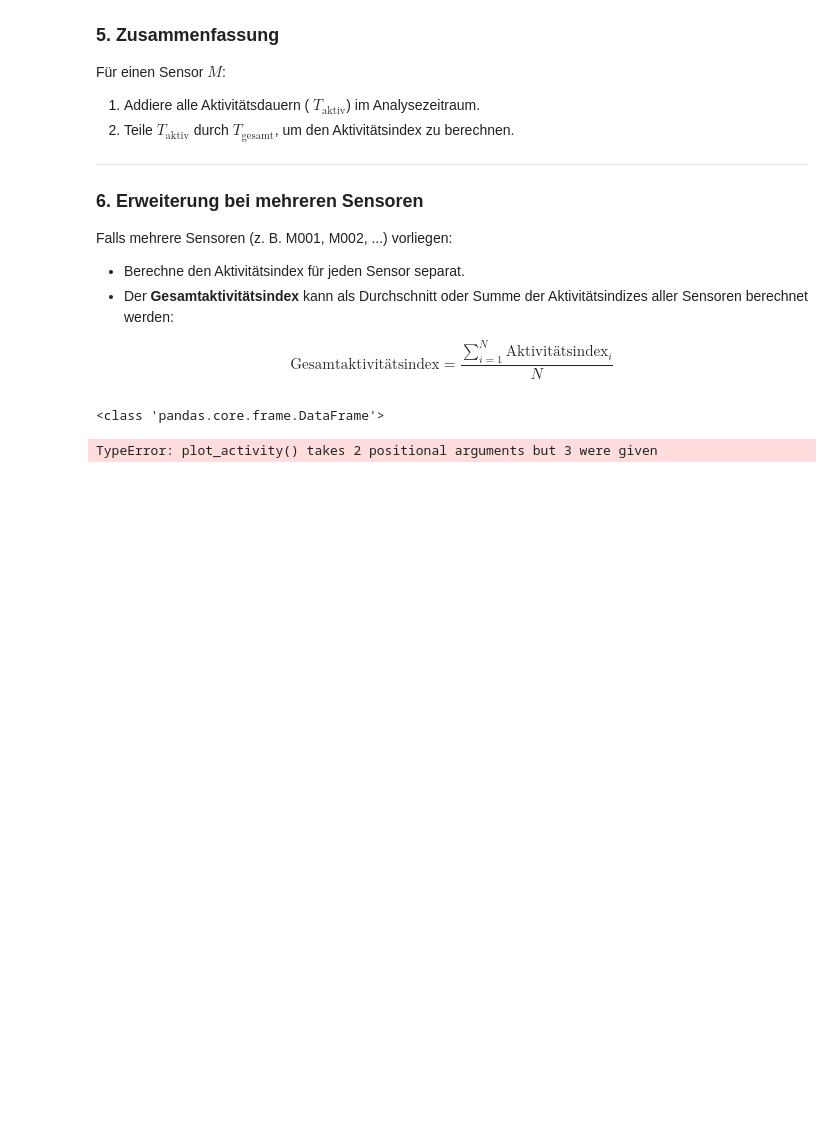
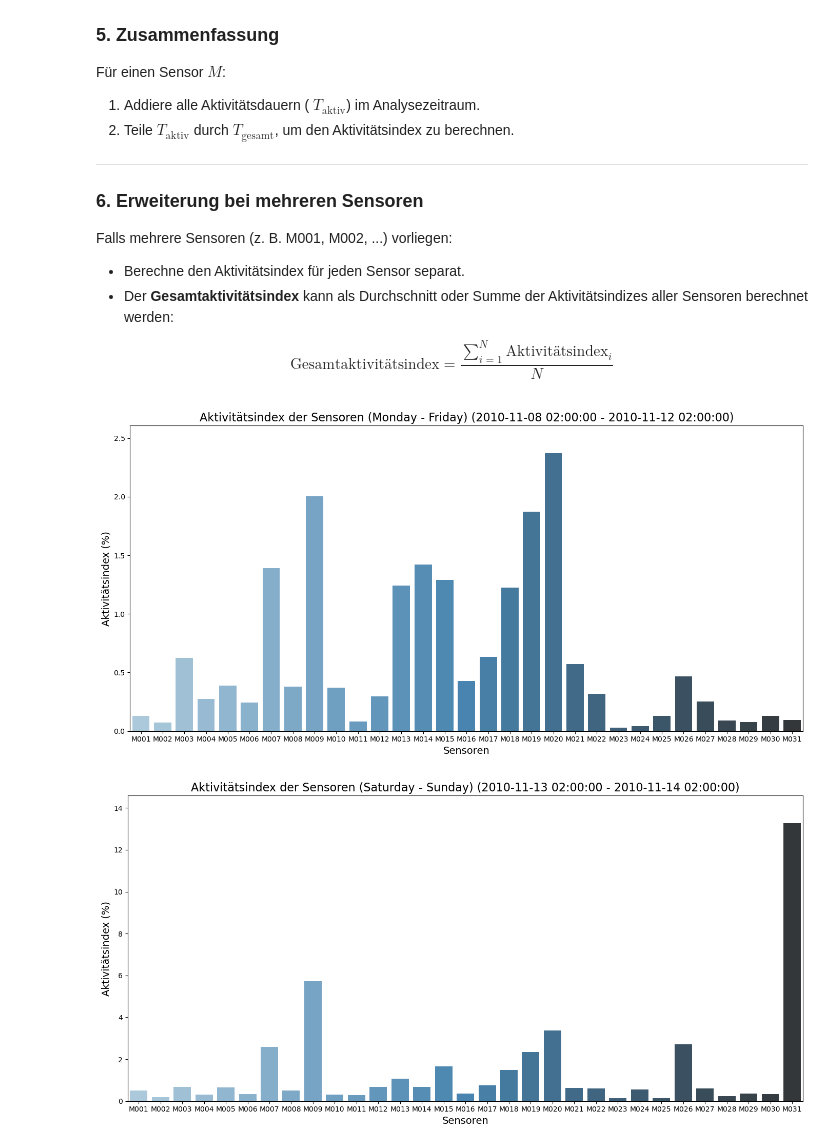
Before and after one commit to ddening/ambient-assisted-living, a Jupyter notebook: src/aruba_activity.ipynb, the cells around one changed output. Cells and saved outputs as stored; diff of their text form; code cells hidden in the pictures; blank space fills up the shorter version.

```diff
--- a/src/aruba_activity.ipynb
+++ b/src/aruba_activity.ipynb
@@ -320,7 +320,7 @@ $$
 \text{Gesamtaktivitätsindex} = \frac{\sum_{i=1}^N \text{Aktivitätsindex}_i}{N}
 $$
 # %%
-def plot_activity(_df_motion_sensor: pd.DataFrame, start_date: str, end_date: str) -> None:
+def plot_activity(df_motion_sensor: pd.DataFrame, start_date: str, end_date: str) -> None:
     start_datetime = start_date  # "2010-11-08 02:00:00"
     end_datetime = end_date  # "2010-11-12 02:00:00"
 
@@ -332,7 +332,7 @@ def plot_activity(_df_motion_sensor: pd.DataFrame, start_date: str, end_date: st
     end_datetime = pd.to_datetime(end_datetime)
 
     # Umwandeln der Datums- und Zeitspalten in einen Datetime-Typ
-    df_motion_sensor = _df_motion_sensor.copy()
+    df_motion_sensor = df_motion_sensor.copy()
     df_motion_sensor["datetime"] = pd.to_datetime(df_motion_sensor["datetime"])
 
     # Nur Zeilen mit 'ON' und 'OFF' Status
@@ -422,12 +422,12 @@ def plot_activity(_df_motion_sensor: pd.DataFrame, start_date: str, end_date: st
 # %%
 # Beispiel: Definiere den Zeitraum (Start- und Endzeit als Strings im Format 'YYYY-MM-DD HH:MM:SS')
 start_datetime = "2010-11-08 02:00:00"
 end_datetime = "2010-11-12 02:00:00"
 plot_activity(df_motion_sensor, start_datetime, end_datetime)
 
 start_datetime = "2010-11-13 02:00:00"
 end_datetime = "2010-11-14 02:00:00"
-# plot_activity(df_motion_sensor, start_datetime, end_datetime)
+plot_activity(df_motion_sensor, start_datetime, end_datetime)
 # %% [output]
-<class 'pandas.core.frame.DataFrame'>
-TypeError: plot_activity() takes 2 positional arguments but 3 were given
+[figure, added]
+[figure, added]
```
